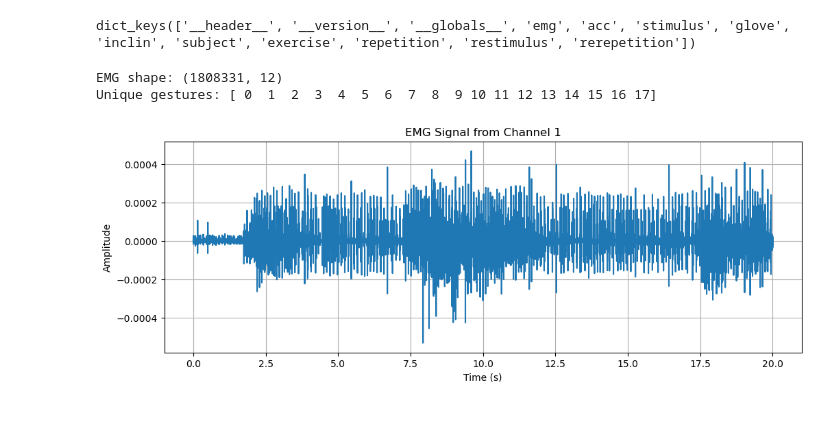
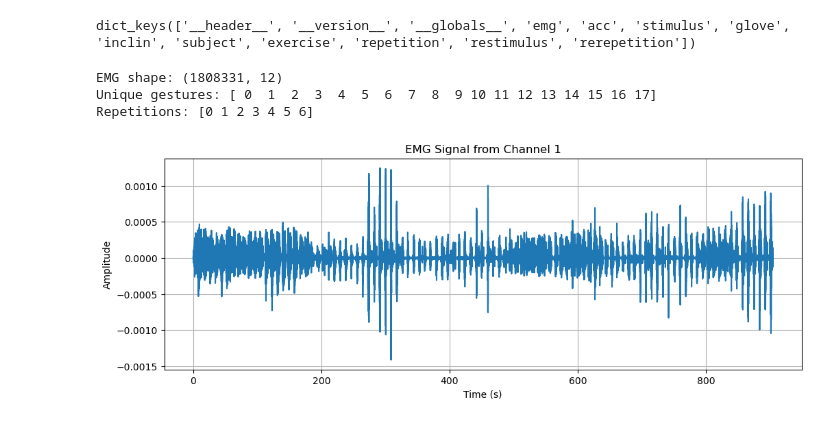
Before and after one commit to sumachinta/emg-gesture-classification-ninapro, a Jupyter notebook: notebooks/01_emg_preprocessing.ipynb, the cells around one changed output. Saved outputs shown, nothing was run; the diff lists cells and outputs as text; code cells hidden in the pictures.

```diff
--- a/notebooks/01_emg_preprocessing.ipynb
+++ b/notebooks/01_emg_preprocessing.ipynb
@@ -11,6 +14,8 @@ dataPath = parentDir / "data" / "raw" / "ninapro-db2"
 # %%
 subject_number = 1
-subject_path = dataPath / f"DB2_s{subject_number}" / f"S{subject_number}_E1_A1.mat"
+exercise_number = 1
+
+subject_path = dataPath / f"DB2_s{subject_number}" / f"S{subject_number}_E{exercise_number}_A1.mat"
 mat_data = loadmat(subject_path)
 # %%
 mat_data.keys()
@@ -24,21 +29,26 @@ stimulus = mat_data['restimulus']
 repetition = mat_data['rerepetition']
 print("EMG shape:", emg.shape)
 print("Unique gestures:", np.unique(stimulus))
-
-
-time = np.arange(emg.shape[0]) / Fs
+print("Repetitions:", np.unique(repetition))
 # %% [output]
 EMG shape: (1808331, 12)
 Unique gestures: [ 0  1  2  3  4  5  6  7  8  9 10 11 12 13 14 15 16 17]
+Repetitions: [0 1 2 3 4 5 6]
 # %%
 channel_to_plot = 0
-duration_to_plot = 20  # in seconds
+duration_to_plot = None # in seconds; set to None to plot full duration
+
+if duration_to_plot is None:
+    duration_to_plot = int(emg.shape[0] / Fs) # Plot full duration
+
+time = np.arange(emg.shape[0]) / Fs
+
 plt.figure(figsize=(12, 4))
 plt.plot(time[:duration_to_plot * Fs], emg[:duration_to_plot * Fs, channel_to_plot])  # Plotting the specified EMG channel for the first second
 plt.title(f"EMG Signal from Channel {channel_to_plot + 1}")
 plt.xlabel("Time (s)")
 plt.ylabel("Amplitude")
 plt.grid()
 plt.show()
 # %% [output]
-[figure, old version]
+[figure, new version]
```
Also changed, not shown: parts of 3 cells of this notebook.
